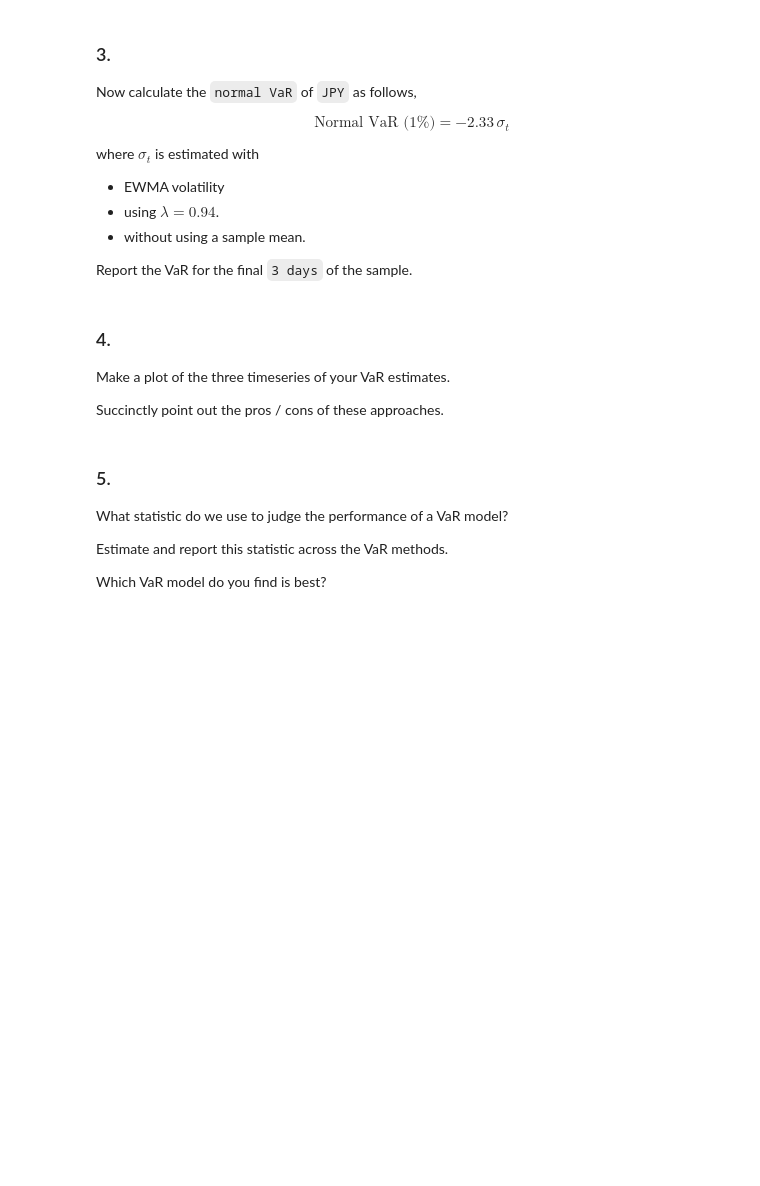
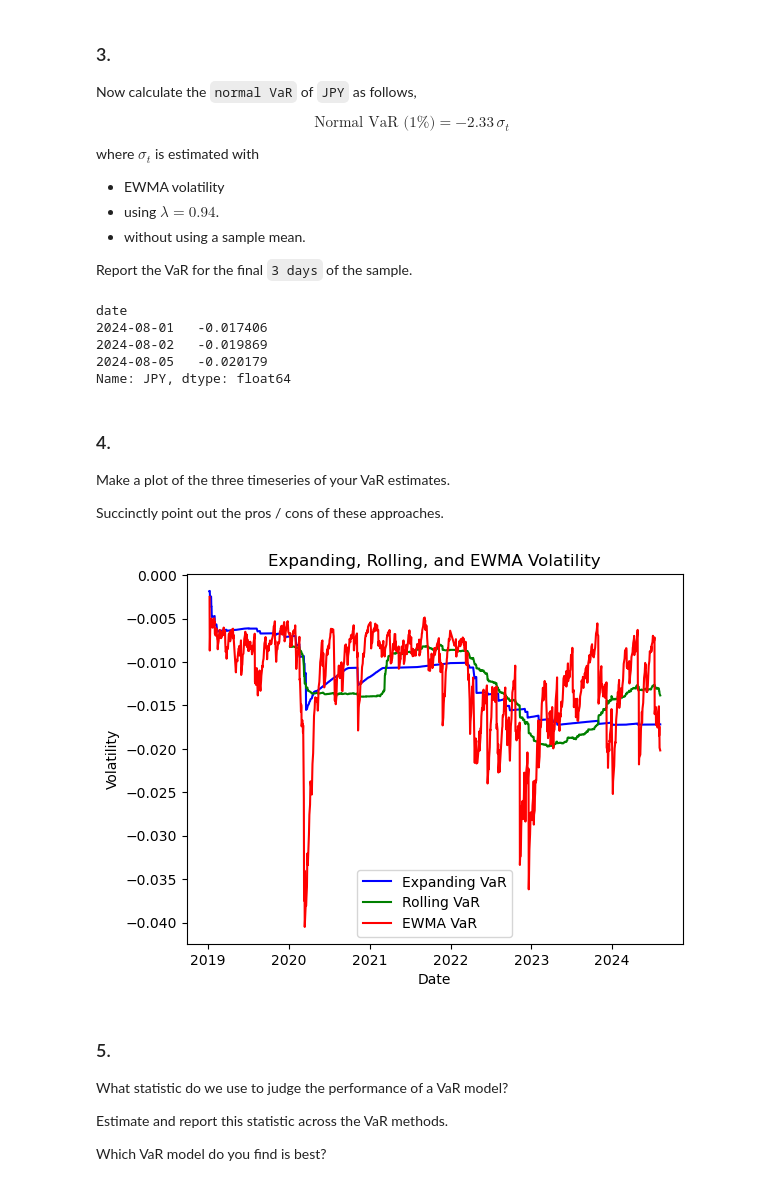
Before and after one commit to ekopen/finm-portfolio-2024, a Jupyter notebook: exams/Midterm 1.ipynb, the cells around one changed output. Drawn from its saved outputs; the diff is of its cells as text; code cells hidden in the pictures; blank space fills up the shorter version.

```diff
--- a/exams/Midterm 1.ipynb
+++ b/exams/Midterm 1.ipynb
@@ -431,3 +562,10 @@ The data in sheet `fx carry excess returns` has **excess** daily returns for tra
 * Rather, just take these return series as given.
 
 For the problems below, we will **only use** the `JPY` series.
+# %%
+FILEIN = '../data/midterm_1_data.xlsx'
+sheet_exrets = 'fx carry returns'
+retfx = pd.read_excel(FILEIN, sheet_name=sheet_exrets).set_index('date')
+retjpy = retfx[['JPY']]
+
+retjpy.head()
@@ -441,3 +587,10 @@ Empirical VaR:
 * No need to scale the answers.
 
 Report the VaR for the final date of the sample.
+# %%
+#using my solitions to homework 3 for this
+
+def calculate_var_1percent(series):
+    return series.quantile(0.01)
+rolling_var = retjpy['JPY'].expanding().apply(calculate_var_1percent)
+rolling_var.iloc[-1]
@@ -454,3 +609,7 @@ where $\sigma_t$ is estimated with
 * without using a sample mean.
 
 Report the VaR for the final `3 days` of the sample.
+# %%
+rolling_vol = retjpy['JPY'].rolling(window=233).std()
+normal_var = -2.33 * rolling_vol
+normal_var.tail(3)
@@ -467,12 +632,43 @@ where $\sigma_t$ is estimated with
 * without using a sample mean.
 
 Report the VaR for the final `3 days` of the sample.
+# %%
+lambda_ewma = 0.94
+ewma_vol = retjpy['JPY'].ewm(span=(1/(1 - lambda_ewma)), adjust=False).std()
+normal_var_ewma = -2.33 * ewma_vol
+normal_var_ewma.tail(3)
+# %% [output]
+date
+2024-08-01   -0.017406
+2024-08-02   -0.019869
+2024-08-05   -0.020179
+Name: JPY, dtype: float64
 # %% [markdown]
 ### 4.
 
 Make a plot of the three timeseries of your VaR estimates.
 
 Succinctly point out the pros / cons of these approaches.
+# %%
+df = pd.DataFrame({
+    'expanding var': rolling_var,
+    'rolling var': normal_var,
+    'ewma var': normal_var_ewma
+})
+
+plt.plot(df.index, df['expanding var'], label='Expanding VaR', color='blue')
+plt.plot(df.index, df['rolling var'], label='Rolling VaR', color='green')
+plt.plot(df.index, df['ewma var'], label='EWMA VaR', color='red')
+
+plt.xlabel('Date')
+plt.ylabel('Volatility')
+plt.title('Expanding, Rolling, and EWMA Volatility')
+
+plt.legend()
+
+plt.show()
+# %% [output]
+[figure, added]
 # %% [markdown]
 ### 5.
 
```
Also changed, not shown: parts of 20 cells of this notebook.
